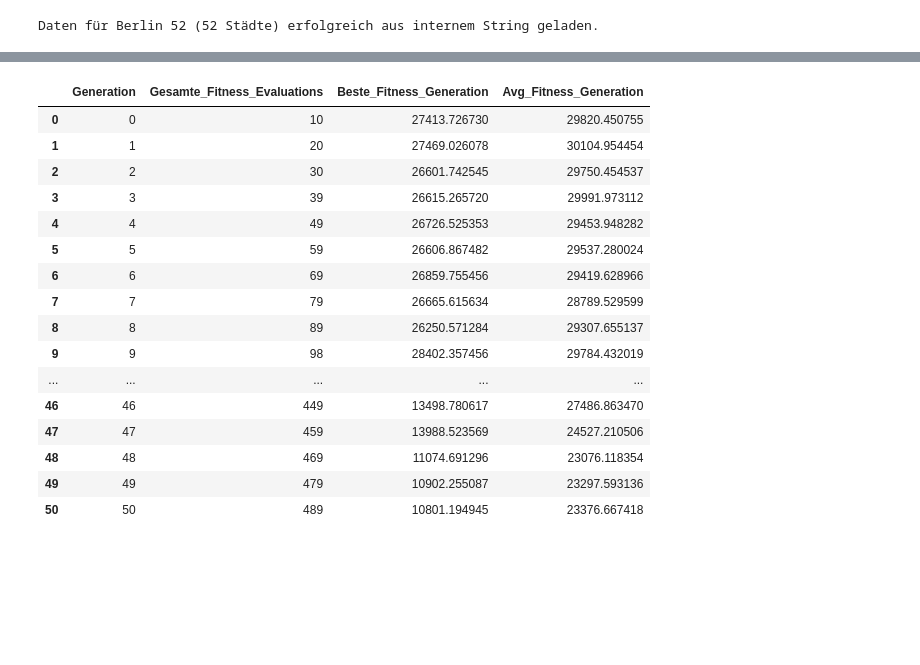
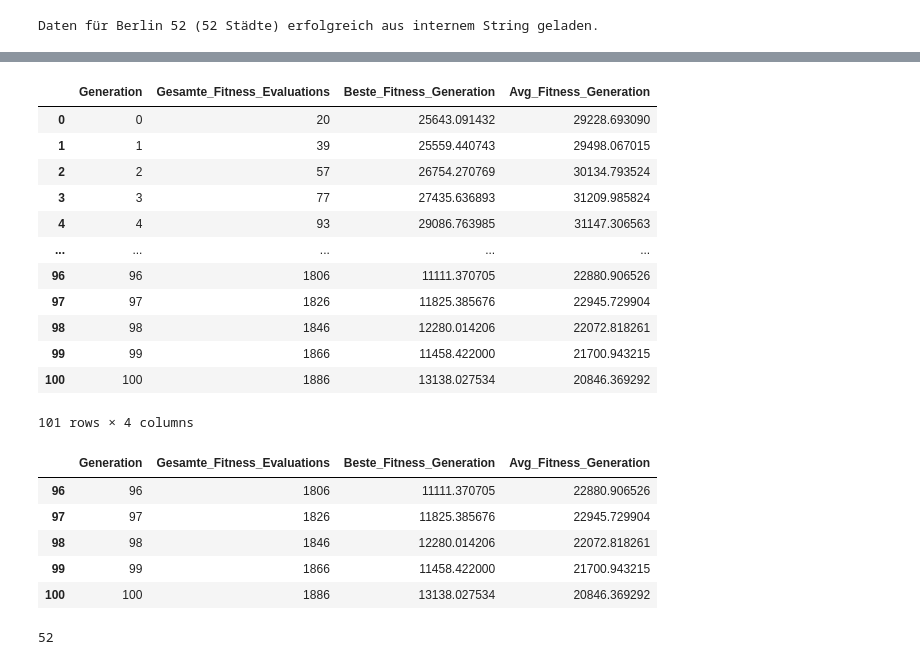
Before and after one commit to CoolhandinMotion/Natural_Computation_PS, a Jupyter notebook: Demo.ipynb, the cells around one changed output, grey strips where cells are left out. Drawn from its saved outputs; the diff is of its cells as text; code cells hidden in the pictures; blank space fills up the shorter version.

```diff
--- a/Demo.ipynb
+++ b/Demo.ipynb
@@ -29,7 +27,7 @@ FITNESS_COUNTER = 0
 # Für finale Ergebnisse können diese Werte wieder erhöht werden (z.B. NUM_RUNS=30, NUM_GENERATIONS=200)
 NUM_RUNS = 2              # Reduziert von 10 für schnellere Demonstration
 NUM_GENERATIONS = 50    # Reduziert von 200
-POP_SIZES = [10]
+POP_SIZES = [50]
 TRUNCATION_PERCENTAGE = 0.2
 MUTATION_RATE = 0.2
 # Tabu-Search-Parameter
@@ -40,7 +38,6 @@ TABU_LIST_SIZE = 20
 HYBRID_TS_START_GENERATION = int(NUM_GENERATIONS * .9)
 HYBRID_TS_IMPROVE_PERCENTAGE = 0.2
 
-CITY_INDICES  = set(range(100))
 data_type = DataType.BERLIN52
 # %%
 # Daten direkt aus dem String laden
@@ -69,15 +82,12 @@ def calculate_tour_length(tour:list[int], dist_matrix:NDArray)->float:
     """Berechnet die Gesamtlänge einer Tour und zählt die Evaluation."""
     global FITNESS_COUNTER
     FITNESS_COUNTER += 1
-    total_length = 0
-    num_cities = len(tour)
+    tour_array = np.array(tour)
+    # Get consecutive city pairs, including the return to the start
+    from_indices = tour_array
+    to_indices = np.roll(tour_array, -1)
+    return np.sum(dist_matrix[from_indices, to_indices])
 
-    tour_lengths = [dist_matrix[tour[i], tour[(i + 1) % num_cities]] for i in range(num_cities)]
-    return np.sum(np.array(tour_lengths))
-
-    # for i in range(num_cities):
-    #     total_length += dist_matrix[tour[i], tour[(i + 1) % num_cities]]
-    # return total_length
 
 def evaluation(individual:list[int],dist_matrix:NDArray):
     return (calculate_tour_length(individual, dist_matrix),)  # DEAP erwartet Tupel
@@ -257,12 +267,7 @@ def run_hybrid_ea(pop_size: int, num_generations: int, dist_matrix: NDArray):
 
                 # Ensure tour is still valid (no missing or duplicate cities)
                 if len(set(improved_tour)) != NUM_CITIES:
-                    print(f"[WARN] Invalid tour from Tabu Search at generation {gen}")
-                    left_out_cities = CITY_INDICES - set(improved_tour)
-                    print(f"Missing cities: {left_out_cities}")
-                    # Fall back to random valid individual
-                    improved_tour = random.sample(range(NUM_CITIES), NUM_CITIES)
-                    improved_cost = calculate_tour_length(improved_tour, dist_matrix)
+                    raise ValueError("some cities are lost")
 
                 offspring[i][:] = improved_tour
                 offspring[i].fitness.values = (improved_cost,)
@@ -479,24 +445,35 @@ dict_keys(['Hybrid_10'])
 # %%
 'for each func call a key, each key has a list of N_Runs length, for each RUN a matrix df of (N_GENERATIONS +1) row '
 'also 4 columns for matrix called Generation, Gesamte_Fitness_Evaluations, Beste_Fitness_Generation, Avg_Fitness_Generation '
-kudle = all_logs['Hybrid_10']
-kudle = kudle[0] # first RUN
+moodle = all_logs['Hybrid_20']
+kudle = moodle[0] # first RUN
 kudle
 # %% [output]
 |  | Generation | Gesamte_Fitness_Evaluations | Beste_Fitness_Generation | Avg_Fitness_Generation |
-| 0 | 0 | 10 | 27413.726730 | 29820.450755 |
-| 1 | 1 | 20 | 27469.026078 | 30104.954454 |
-| 2 | 2 | 30 | 26601.742545 | 29750.454537 |
-| 3 | 3 | 39 | 26615.265720 | 29991.973112 |
-| 4 | 4 | 49 | 26726.525353 | 29453.948282 |
-| 5 | 5 | 59 | 26606.867482 | 29537.280024 |
-| 6 | 6 | 69 | 26859.755456 | 29419.628966 |
-| 7 | 7 | 79 | 26665.615634 | 28789.529599 |
-| 8 | 8 | 89 | 26250.571284 | 29307.655137 |
-| 9 | 9 | 98 | 28402.357456 | 29784.432019 |
+| 0 | 0 | 20 | 25643.091432 | 29228.693090 |
+| 1 | 1 | 39 | 25559.440743 | 29498.067015 |
+| 2 | 2 | 57 | 26754.270769 | 30134.793524 |
+| 3 | 3 | 77 | 27435.636893 | 31209.985824 |
+| 4 | 4 | 93 | 29086.763985 | 31147.306563 |
 | ... | ... | ... | ... | ... |
-| 46 | 46 | 449 | 13498.780617 | 27486.863470 |
-| 47 | 47 | 459 | 13988.523569 | 24527.210506 |
-| 48 | 48 | 469 | 11074.691296 | 23076.118354 |
-| 49 | 49 | 479 | 10902.255087 | 23297.593136 |
-| 50 | 50 | 489 | 10801.194945 | 23376.667418 |
+| 96 | 96 | 1806 | 11111.370705 | 22880.906526 |
+| 97 | 97 | 1826 | 11825.385676 | 22945.729904 |
+| 98 | 98 | 1846 | 12280.014206 | 22072.818261 |
+| 99 | 99 | 1866 | 11458.422000 | 21700.943215 |
+| 100 | 100 | 1886 | 13138.027534 | 20846.369292 |
+101 rows × 4 columns
+# %%
+kudle.tail()
+# %% [output]
+|  | Generation | Gesamte_Fitness_Evaluations | Beste_Fitness_Generation | Avg_Fitness_Generation |
+| 96 | 96 | 1806 | 11111.370705 | 22880.906526 |
+| 97 | 97 | 1826 | 11825.385676 | 22945.729904 |
+| 98 | 98 | 1846 | 12280.014206 | 22072.818261 |
+| 99 | 99 | 1866 | 11458.422000 | 21700.943215 |
+| 100 | 100 | 1886 | 13138.027534 | 20846.369292 |
+# %%
+'for each func call a key, on each key, a list of city indices that correspond to best tour'
+k = list(best_tours.keys())[0]
+len(best_tours[k])
+# %% [output]
+52
```
Also changed, not shown: parts of 16 cells of this notebook, 1 other file.
